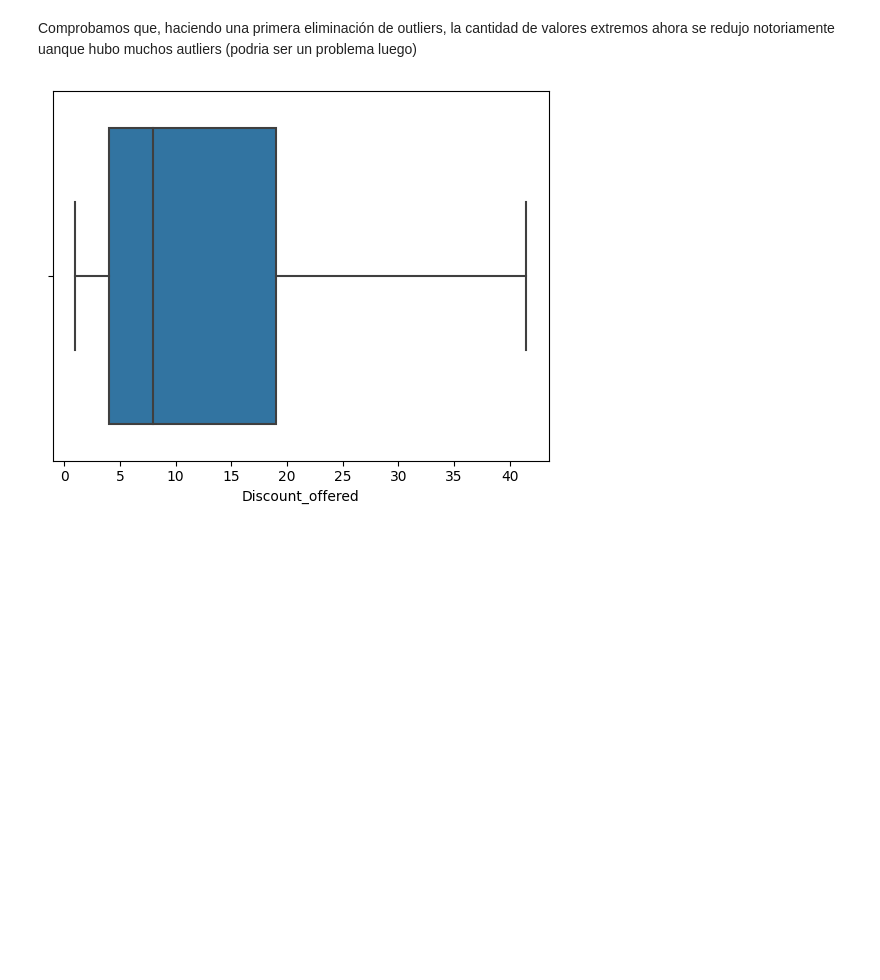
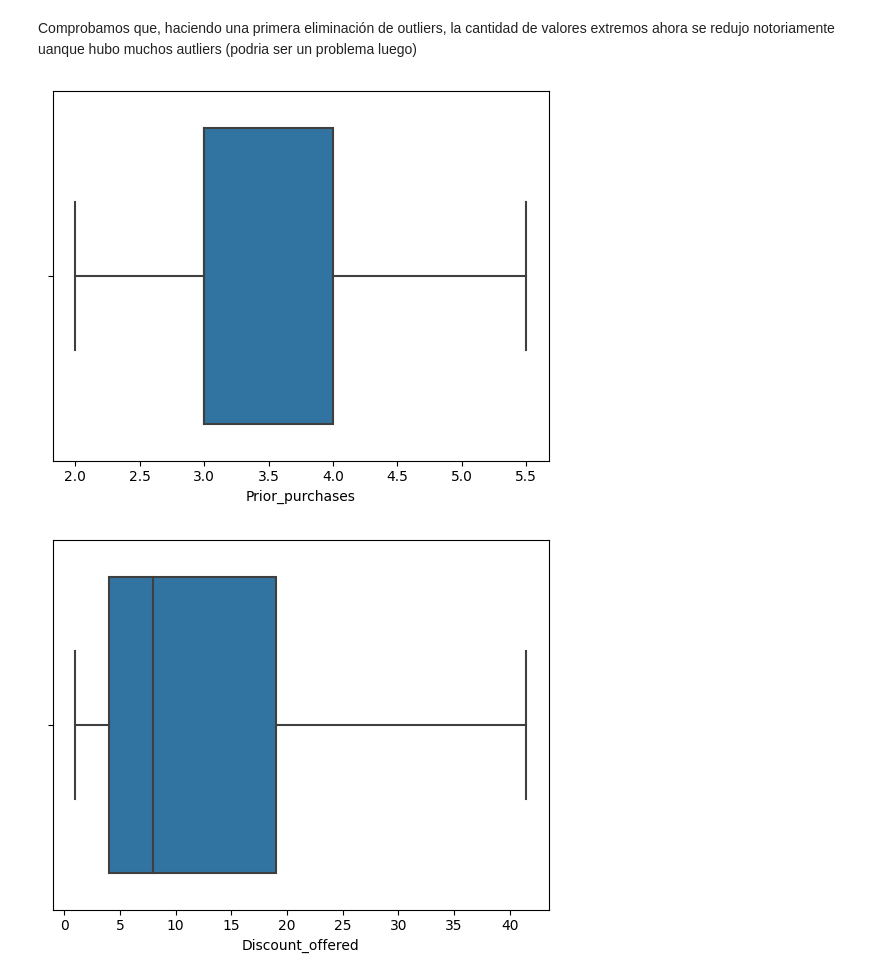
Before and after one commit to benjaminpast/Datathon_Benja, a Jupyter notebook: DATA.ipynb, the cells around one changed output. Cells and saved outputs as stored; diff of their text form; code cells hidden in the pictures; blank space fills up the shorter version.

```diff
--- a/DATA.ipynb
+++ b/DATA.ipynb
@@ -228,6 +255,11 @@ Cantidad de outliers: 1193
 df_2.loc[df_2['Discount_offered'] > BS, 'Discount_offered'] = BS
 # %% [markdown]
 Comprobamos que, haciendo una primera eliminación de outliers, la cantidad de valores extremos ahora se redujo notoriamente uanque hubo muchos autliers (podria ser un problema luego)
+# %%
+sns.boxplot(x = 'Prior_purchases', data = df_2)
+plt.show()
+# %% [output]
+[figure, added]
 # %%
 sns.boxplot(x = 'Discount_offered', data = df_2)
 plt.show()
```
Also changed, not shown: parts of 36 cells of this notebook.
